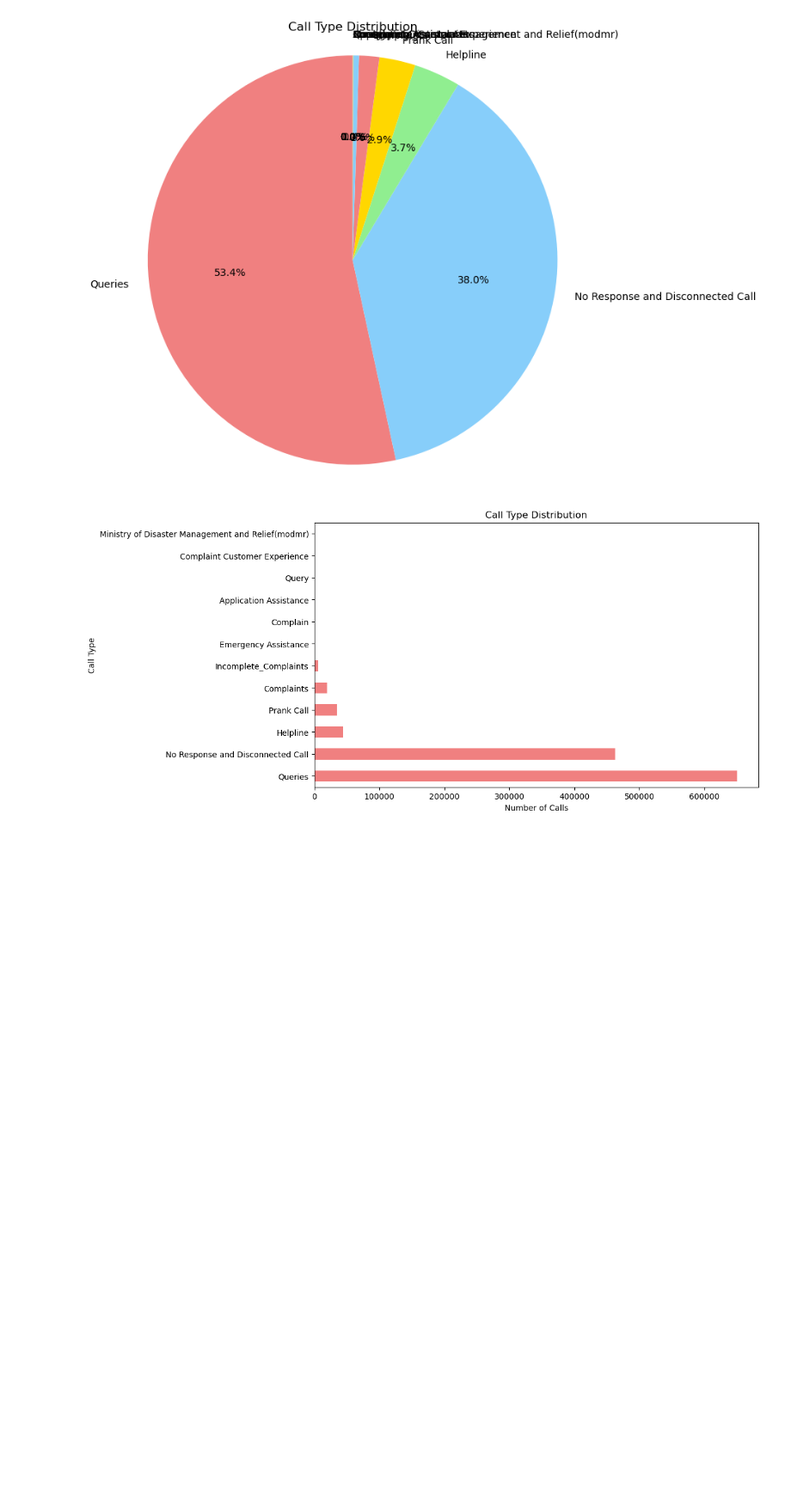
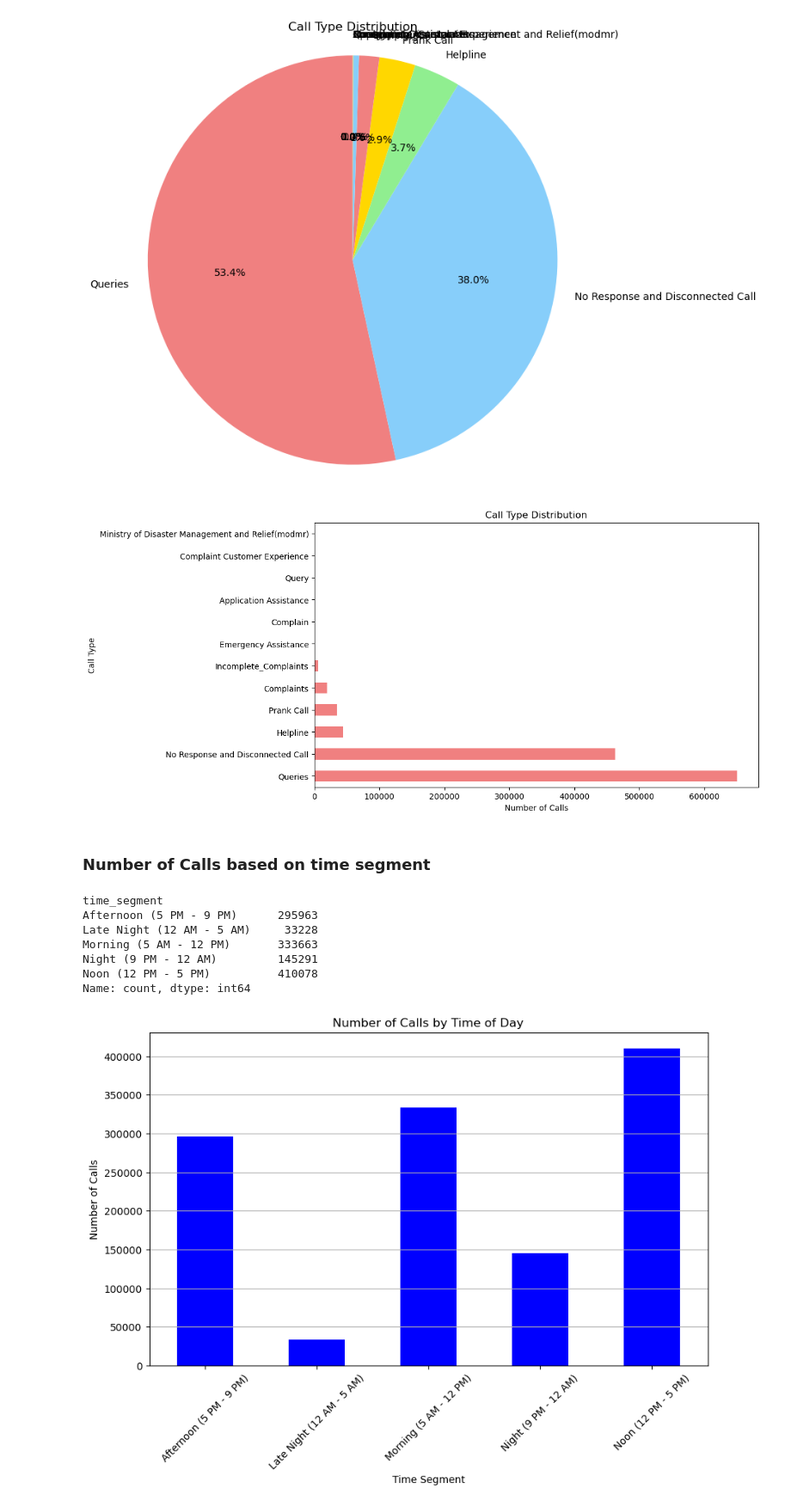
Before and after one commit to iamaber/333-data-analysis, a Jupyter notebook: main.ipynb, the cells around one changed output. Shown: that part at 86% size. Cells and saved outputs as stored; diff of their text form; code cells hidden in the pictures; blank space fills up the shorter version.

```diff
--- a/main.ipynb
+++ b/main.ipynb
@@ -292,3 +302,54 @@ plt.ylabel('Call Type')
 plt.show()
 # %% [output]
 [figure]
+# %% [markdown]
+### Number of Calls based on time segment
+# %%
+import pandas as pd
+import matplotlib.pyplot as plt
+
+# Convert 'answered_at' to datetime
+data['answered_at'] = pd.to_datetime(data['answered_at'], errors='coerce')
+
+# Extract the hour from the 'answered_at' column
+data['hour'] = data['answered_at'].dt.hour
+
+# Define time segments
+def categorize_time(hour):
+    if 5 <= hour < 12:
+        return 'Morning (5 AM - 12 PM)'
+    elif 12 <= hour < 17:
+        return 'Noon (12 PM - 5 PM)'
+    elif 17 <= hour < 21:
+        return 'Afternoon (5 PM - 9 PM)'
+    elif 21 <= hour < 24:
+        return 'Night (9 PM - 12 AM)'
+    else:
+        return 'Late Night (12 AM - 5 AM)'
+
+# Apply the categorization function
+data['time_segment'] = data['hour'].apply(categorize_time)
+
+# Count the number of calls in each time segment
+calls_by_time_segment = data['time_segment'].value_counts().sort_index()
+print(calls_by_time_segment)
+# Plotting the results
+plt.figure(figsize=(10, 6))
+calls_by_time_segment.plot(kind='bar', color='blue')
+plt.title('Number of Calls by Time of Day')
+plt.xlabel('Time Segment')
+plt.ylabel('Number of Calls')
+plt.xticks(rotation=45)
+plt.grid(axis='y')
+
+# Display the plot
+plt.show()
+# %% [output]
+time_segment
+Afternoon (5 PM - 9 PM)      295963
+Late Night (12 AM - 5 AM)     33228
+Morning (5 AM - 12 PM)       333663
+Night (9 PM - 12 AM)         145291
+Noon (12 PM - 5 PM)          410078
+Name: count, dtype: int64
+[figure, added]
```
Also changed, not shown: parts of 5 cells of this notebook.
